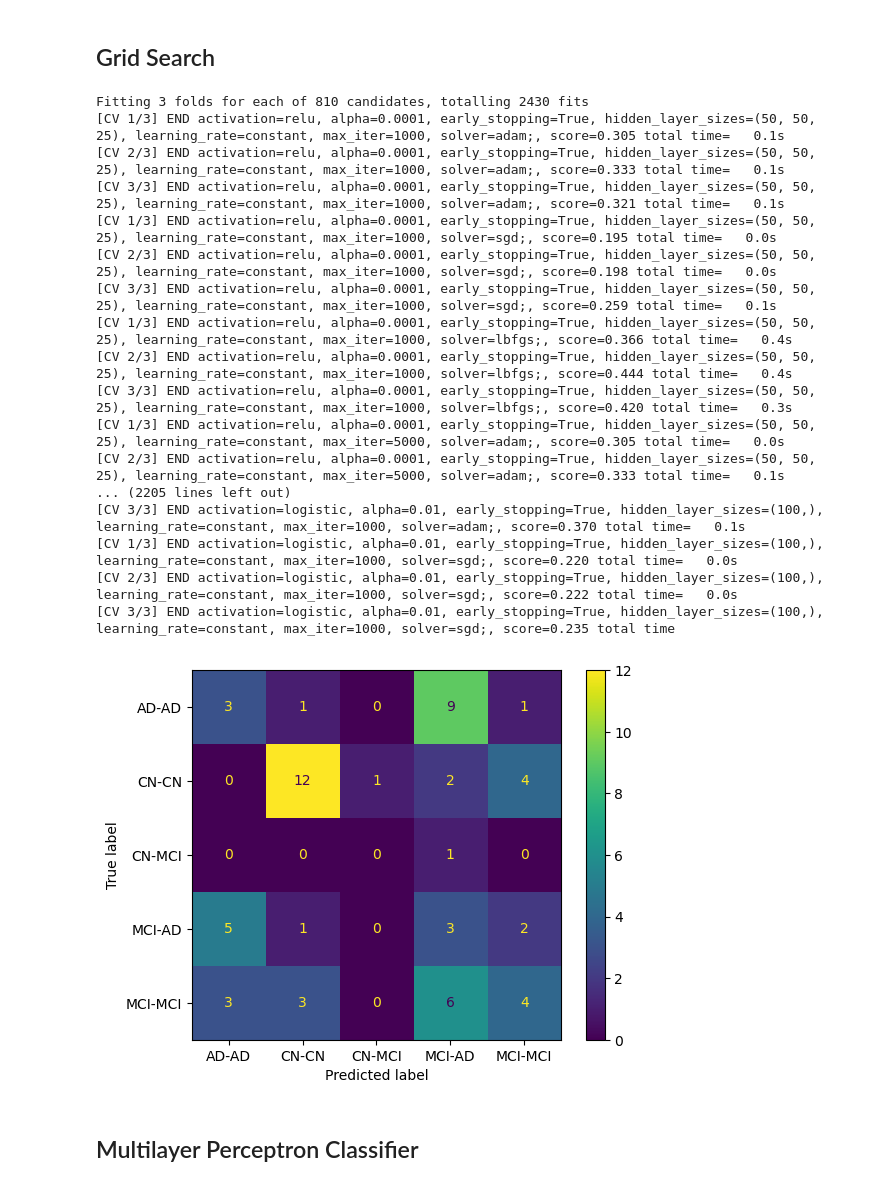
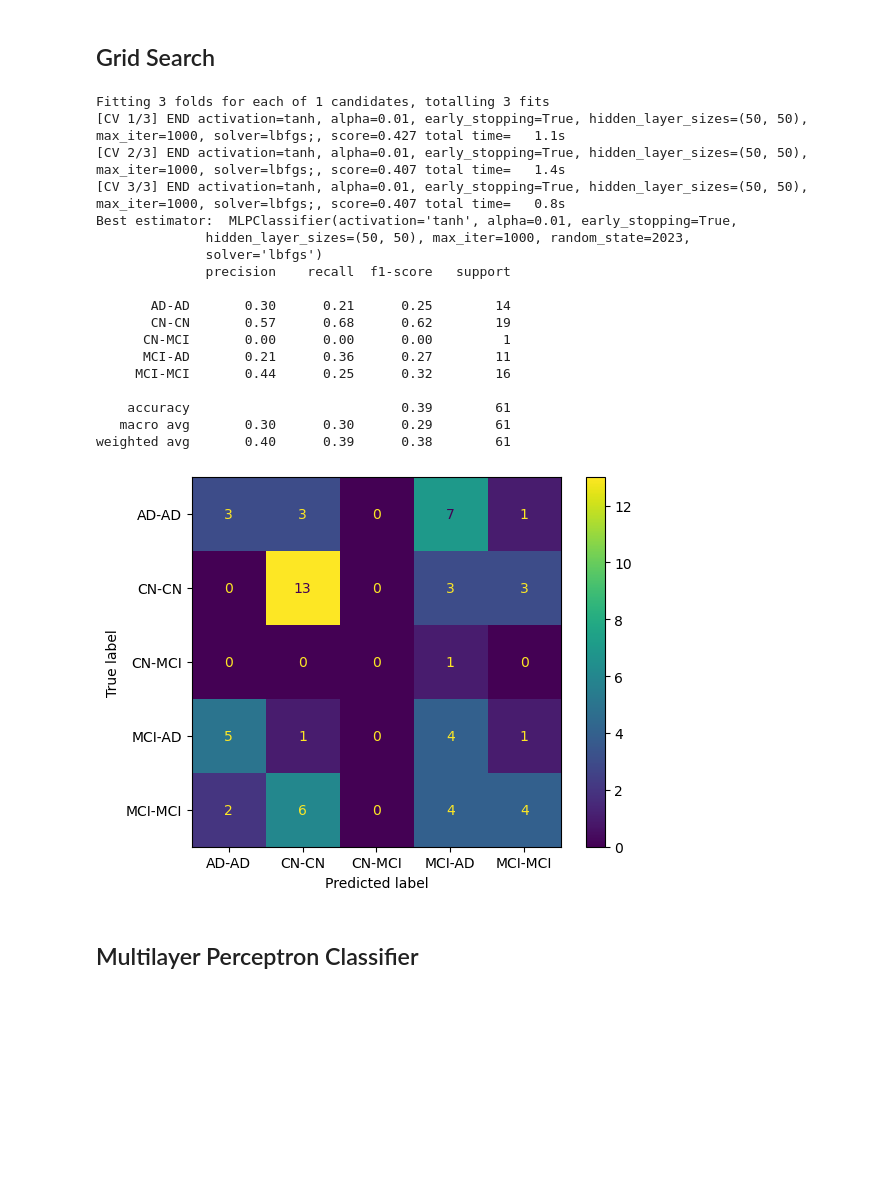
Before and after one commit to Pedrosilva03/daa-projeto, a Jupyter notebook: task2/hippo_MLP_Classifier.ipynb, the cells around one changed output. Drawn from its saved outputs; the diff is of its cells as text; code cells hidden in the pictures; blank space fills up the shorter version.

```diff
--- a/task2/hippo_MLP_Classifier.ipynb
+++ b/task2/hippo_MLP_Classifier.ipynb
@@ -235,55 +235,52 @@ Conjunto de teste reduzido: (100, 103)
 # %%
 from sklearn.neural_network import MLPClassifier
 from sklearn.metrics import classification_report, ConfusionMatrixDisplay
 from sklearn.model_selection import GridSearchCV
 
 mlp = MLPClassifier(random_state=2023)
 
 param_grid = {
     'hidden_layer_sizes': [
-        (50, 50, 25),
-        (100,),
-        (100, 50),
-        (100, 50, 25),
-        (50, 50)
+        (50, 50),  # Moderate complexity
     ],
-    'activation': ['relu', 'tanh', 'logistic'],
-    'solver': ['adam', 'sgd', 'lbfgs'],
-    'alpha': [0.0001, 0.001, 0.01],
-    'max_iter': [1000, 5000,10000],
-    'learning_rate': ['constant', 'adaptive'],
-    'early_stopping': [True],
+    'activation': ['tanh'],  # Exclude 'logistic' as it often performs poorly on complex tasks
+    'solver': ['lbfgs'],  # Keep these efficient solvers
+    'alpha': [0.01],  # Increase regularization strength to reduce overfitting
+    'max_iter': [1000],  # Shorter iterations to prevent overfitting
+    #'learning_rate': ['constant', 'adaptive'],
+    'early_stopping': [True],  # Stops early when validation performance plateaus
 }
 
 grid_searchMLP = GridSearchCV(mlp, param_grid, cv=3, refit=True, verbose=3)
 grid_searchMLP.fit(X_train_normalize, y_train_normalize)
 grid_predictionMLP = grid_searchMLP.predict(X_test_normalize)
 
 print("Best estimator: ", grid_searchMLP.best_estimator_)
 mlp_best = grid_searchMLP.best_estimator_
 
 print(classification_report(y_test_normalize, grid_predictionMLP))
 ConfusionMatrixDisplay.from_predictions(y_test_normalize, grid_predictionMLP)
 plt.show()
 # %% [output]
-Fitting 3 folds for each of 810 candidates, totalling 2430 fits
-[CV 1/3] END activation=relu, alpha=0.0001, early_stopping=True, hidden_layer_sizes=(50, 50, 25), learning_rate=constant, max_iter=1000, solver=adam;, score=0.305 total time=   0.1s
-[CV 2/3] END activation=relu, alpha=0.0001, early_stopping=True, hidden_layer_sizes=(50, 50, 25), learning_rate=constant, max_iter=1000, solver=adam;, score=0.333 total time=   0.1s
-[CV 3/3] END activation=relu, alpha=0.0001, early_stopping=True, hidden_layer_sizes=(50, 50, 25), learning_rate=constant, max_iter=1000, solver=adam;, score=0.321 total time=   0.1s
-[CV 1/3] END activation=relu, alpha=0.0001, early_stopping=True, hidden_layer_sizes=(50, 50, 25), learning_rate=constant, max_iter=1000, solver=sgd;, score=0.195 total time=   0.0s
-[CV 2/3] END activation=relu, alpha=0.0001, early_stopping=True, hidden_layer_sizes=(50, 50, 25), learning_rate=constant, max_iter=1000, solver=sgd;, score=0.198 total time=   0.0s
-[CV 3/3] END activation=relu, alpha=0.0001, early_stopping=True, hidden_layer_sizes=(50, 50, 25), learning_rate=constant, max_iter=1000, solver=sgd;, score=0.259 total time=   0.1s
-[CV 1/3] END activation=relu, alpha=0.0001, early_stopping=True, hidden_layer_sizes=(50, 50, 25), learning_rate=constant, max_iter=1000, solver=lbfgs;, score=0.366 total time=   0.4s
-[CV 2/3] END activation=relu, alpha=0.0001, early_stopping=True, hidden_layer_sizes=(50, 50, 25), learning_rate=constant, max_iter=1000, solver=lbfgs;, score=0.444 total time=   0.4s
-[CV 3/3] END activation=relu, alpha=0.0001, early_stopping=True, hidden_layer_sizes=(50, 50, 25), learning_rate=constant, max_iter=1000, solver=lbfgs;, score=0.420 total time=   0.3s
-[CV 1/3] END activation=relu, alpha=0.0001, early_stopping=True, hidden_layer_sizes=(50, 50, 25), learning_rate=constant, max_iter=5000, solver=adam;, score=0.305 total time=   0.0s
-[CV 2/3] END activation=relu, alpha=0.0001, early_stopping=True, hidden_layer_sizes=(50, 50, 25), learning_rate=constant, max_iter=5000, solver=adam;, score=0.333 total time=   0.1s
-... (2205 lines left out)
-[CV 3/3] END activation=logistic, alpha=0.01, early_stopping=True, hidden_layer_sizes=(100,), learning_rate=constant, max_iter=1000, solver=adam;, score=0.370 total time=   0.1s
-[CV 1/3] END activation=logistic, alpha=0.01, early_stopping=True, hidden_layer_sizes=(100,), learning_rate=constant, max_iter=1000, solver=sgd;, score=0.220 total time=   0.0s
-[CV 2/3] END activation=logistic, alpha=0.01, early_stopping=True, hidden_layer_sizes=(100,), learning_rate=constant, max_iter=1000, solver=sgd;, score=0.222 total time=   0.0s
-[CV 3/3] END activation=logistic, alpha=0.01, early_stopping=True, hidden_layer_sizes=(100,), learning_rate=constant, max_iter=1000, solver=sgd;, score=0.235 total time
+Fitting 3 folds for each of 1 candidates, totalling 3 fits
+[CV 1/3] END activation=tanh, alpha=0.01, early_stopping=True, hidden_layer_sizes=(50, 50), max_iter=1000, solver=lbfgs;, score=0.427 total time=   1.1s
+[CV 2/3] END activation=tanh, alpha=0.01, early_stopping=True, hidden_layer_sizes=(50, 50), max_iter=1000, solver=lbfgs;, score=0.407 total time=   1.4s
+[CV 3/3] END activation=tanh, alpha=0.01, early_stopping=True, hidden_layer_sizes=(50, 50), max_iter=1000, solver=lbfgs;, score=0.407 total time=   0.8s
+Best estimator:  MLPClassifier(activation='tanh', alpha=0.01, early_stopping=True,
+              hidden_layer_sizes=(50, 50), max_iter=1000, random_state=2023,
+              solver='lbfgs')
+              precision    recall  f1-score   support
+
+       AD-AD       0.30      0.21      0.25        14
+       CN-CN       0.57      0.68      0.62        19
+      CN-MCI       0.00      0.00      0.00         1
+      MCI-AD       0.21      0.36      0.27        11
+     MCI-MCI       0.44      0.25      0.32        16
+
+    accuracy                           0.39        61
+   macro avg       0.30      0.30      0.29        61
+weighted avg       0.40      0.39      0.38        61
-[figure, old version]
+[figure, new version]
 # %% [markdown]
 ## Multilayer Perceptron Classifier
 # %%
```
Also changed, not shown: parts of 10 cells of this notebook, 11 other files.
